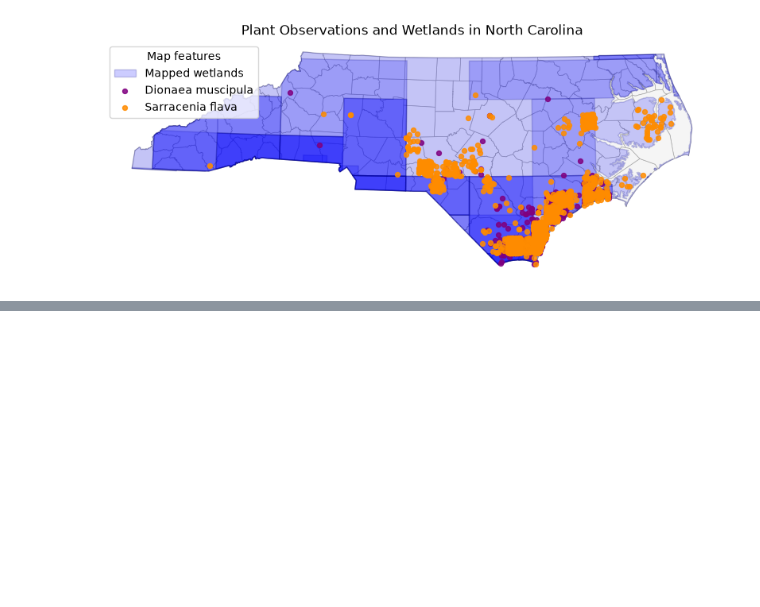
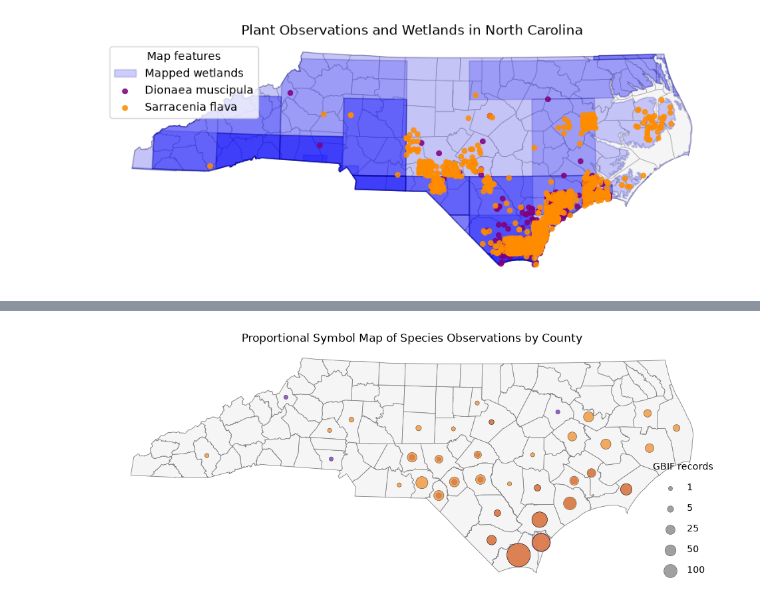
Before and after one commit to stromc485/geog592-stromc, a Jupyter notebook: homework/Week09/strom_charlotte_two_species_map.ipynb, the cells around one changed output, grey strips where cells are left out. Drawn from its saved outputs; the diff is of its cells as text; code cells hidden in the pictures; blank space fills up the shorter version.

Commit message:
homework week 9

```diff
--- a/homework/Week09/strom_charlotte_two_species_map.ipynb
+++ b/homework/Week09/strom_charlotte_two_species_map.ipynb
@@ -196,15 +203,10 @@ plant_points.head()
 # 4. Load County Boundaries
 # %%
 # Load North Carolina county shapefile
-nc_counties = gpd.read_file("/Users/Charlotte/Desktop/SeniorYear/GEOG_592/geog592-stromc/geog592-stromc/homework/Week09/NC_State_County_Boundary_NAD832011/NC_State_County_Boundary_NAD832011.shp")
+nc_counties = gpd.read_file("/Users/Charlotte/Desktop/SeniorYear/GEOG_592/geog592-stromc/geog592-stromc/homework/Week09/North_Carolina_State_and_County_Boundary_Polygons.geojson",
+                            encoding='Latin1')
 
 # Check the columns and coordinate system
 print(nc_counties.columns.tolist())
 print(nc_counties.crs)
-
-# Reproject to match the species points
-nc_counties = nc_counties.to_crs(epsg=6543)
-
-# Check the county names
-nc_counties.head()
 # %% [output]
@@ -464,0 +489,84 @@ plt.show()
+# %%
+species_columns = ["Dionaea muscipula", "Sarracenia flava"]
+
+county_map = nc_counties.merge(
+    counts,
+    left_on="County",
+    right_index=True,
+    how="left"
+)
+
+for col in species_columns:
+    county_map[col] = county_map[col].fillna(0).astype(int)
+
+county_map = county_map.to_crs(epsg=6543)
+county_map["centroid"] = county_map.geometry.centroid
+
+colors = {
+    "Dionaea muscipula": "#7b2cbf",
+    "Sarracenia flava": "#f28e2b"
+}
+
+fig, ax = plt.subplots(figsize=(12, 10))
+
+# Base county map
+nc_counties.to_crs(epsg=6543).plot(
+    ax=ax,
+    facecolor="whitesmoke",
+    edgecolor="gray",
+    linewidth=0.6
+)
+
+# Scale symbols by the maximum county count across both species
+max_count = county_map[species_columns].max().max()
+size_scale = 650
+
+for species, color in colors.items():
+    species_data = county_map.loc[county_map[species] > 0, ["County", species, "centroid"]].copy()
+    if species_data.empty:
+        continue
+
+    species_data["x"] = species_data["centroid"].x
+    species_data["y"] = species_data["centroid"].y
+
+    symbol_size = np.sqrt(species_data[species] / max_count) * size_scale
+
+    ax.scatter(
+        species_data["x"],
+        species_data["y"],
+        s=symbol_size,
+        c=color,
+        alpha=0.75,
+        edgecolors="black",
+        linewidths=0.35,
+        label=species
+    )
+
+ax.set_title("Proportional Symbol Map of Species Observations by County")
+ax.set_axis_off()
+
+# Size legend
+legend_values = [1, 5, 25, 50, 100]
+legend_sizes = np.sqrt(np.array(legend_values) / max_count) * size_scale
+
+handles = [
+    plt.scatter(
+        [], [], s=s, c="gray", alpha=0.75,
+        edgecolors="black", linewidths=0.3
+    )
+    for s in legend_sizes
+]
+
+ax.legend(
+    handles,
+    [str(v) for v in legend_values],
+    title="GBIF records",
+    scatterpoints=1,
+    frameon=False,
+    loc="lower right",
+    labelspacing=1.2
+)
+
+plt.show()
+# %% [output]
+[figure, added]
```
Also changed, not shown: parts of 13 cells of this notebook, 10 other files.
